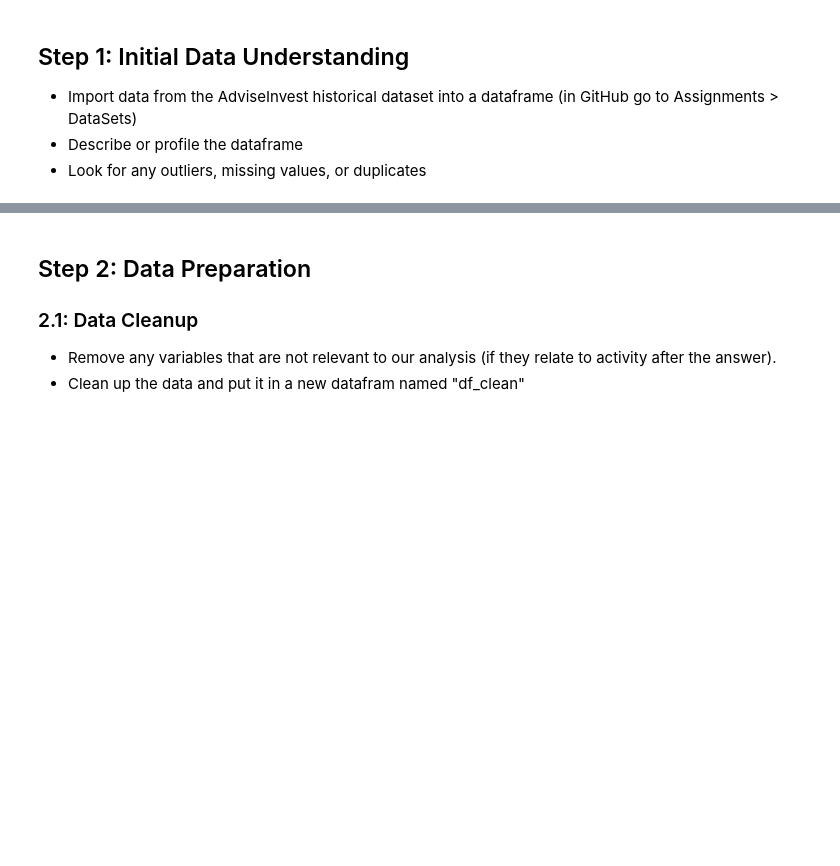
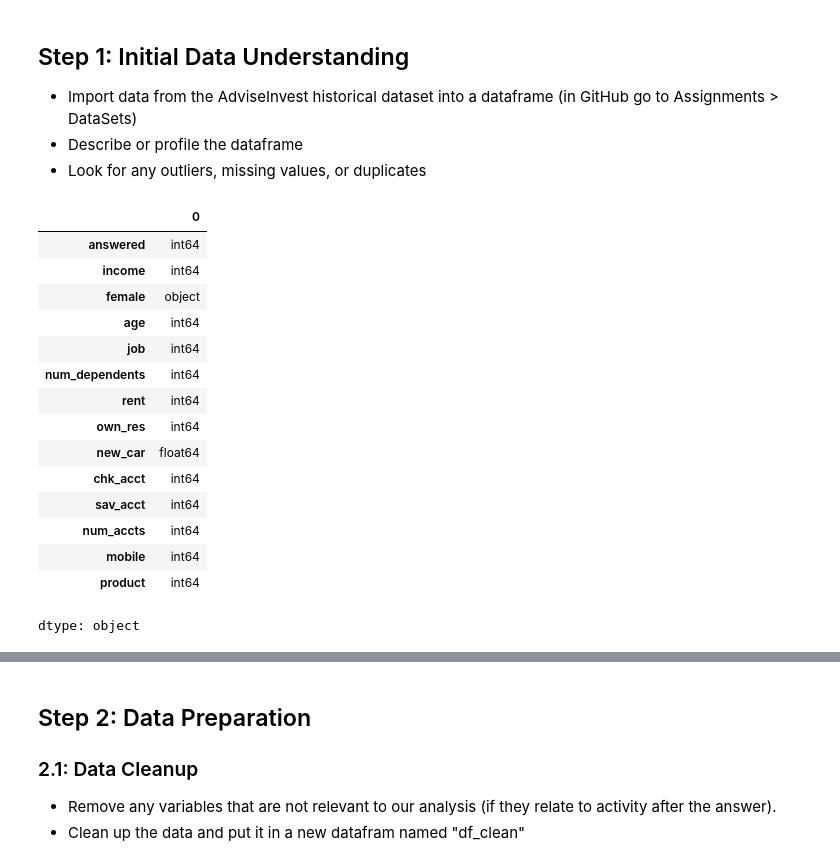
Before and after one commit to matiasarmesto/businessanalytics, a Jupyter notebook: Assignments/Scripts/advise_invest_template.ipynb, the cells around one changed output, grey strips where cells are left out. Cells and saved outputs as stored; diff of their text form; code cells hidden in the pictures; blank space fills up the shorter version.

```diff
--- a/Assignments/Scripts/advise_invest_template.ipynb
+++ b/Assignments/Scripts/advise_invest_template.ipynb
@@ -59 +62,21 @@ import matplotlib.pyplot as plt
+# %%
+#View the datatypes
+df.dtypes
+# %% [output]
+|  | 0 |
+| answered | int64 |
+| income | int64 |
+| female | object |
+| age | int64 |
+| job | int64 |
+| num_dependents | int64 |
+| rent | int64 |
+| own_res | int64 |
+| new_car | float64 |
+| chk_acct | int64 |
+| sav_acct | int64 |
+| num_accts | int64 |
+| mobile | int64 |
+| product | int64 |
+dtype: object
 # %%
```
Also changed, not shown: parts of 4 cells of this notebook.
